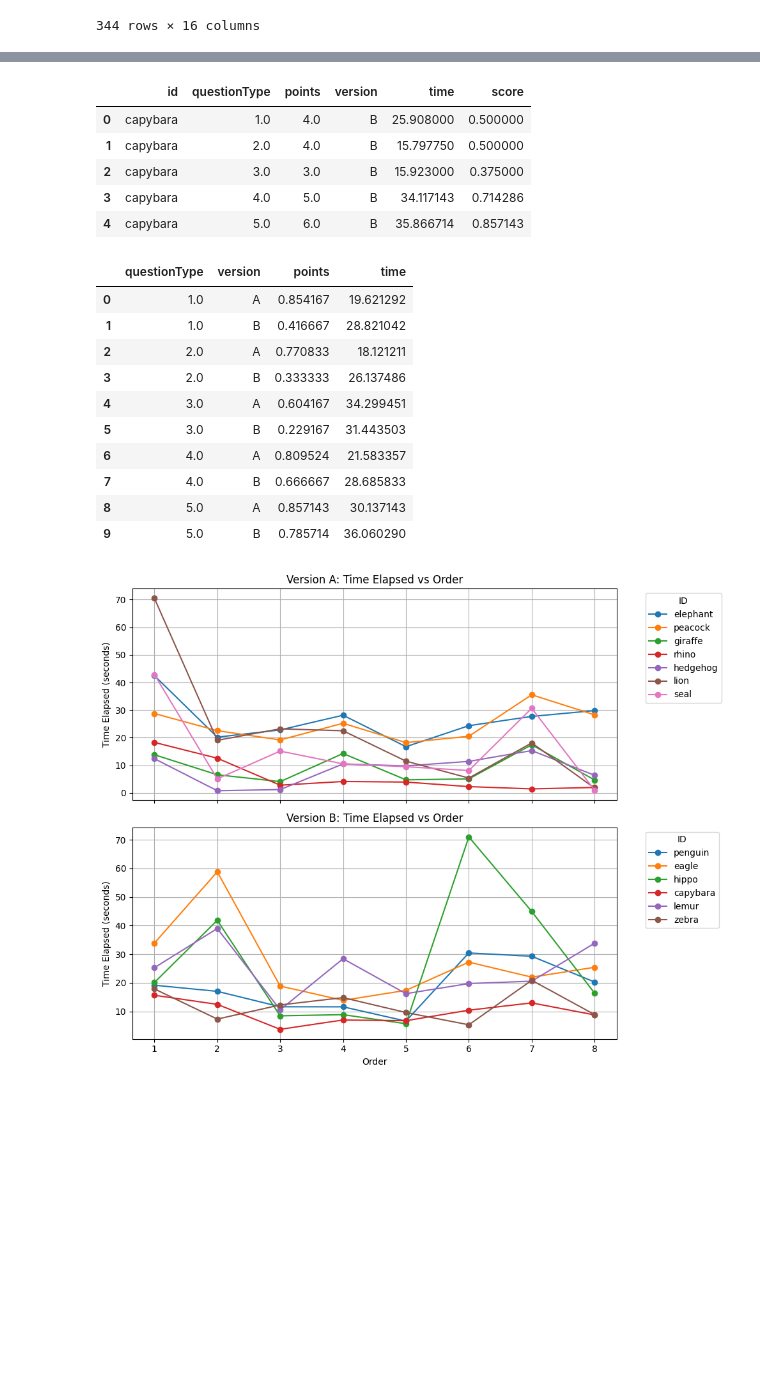
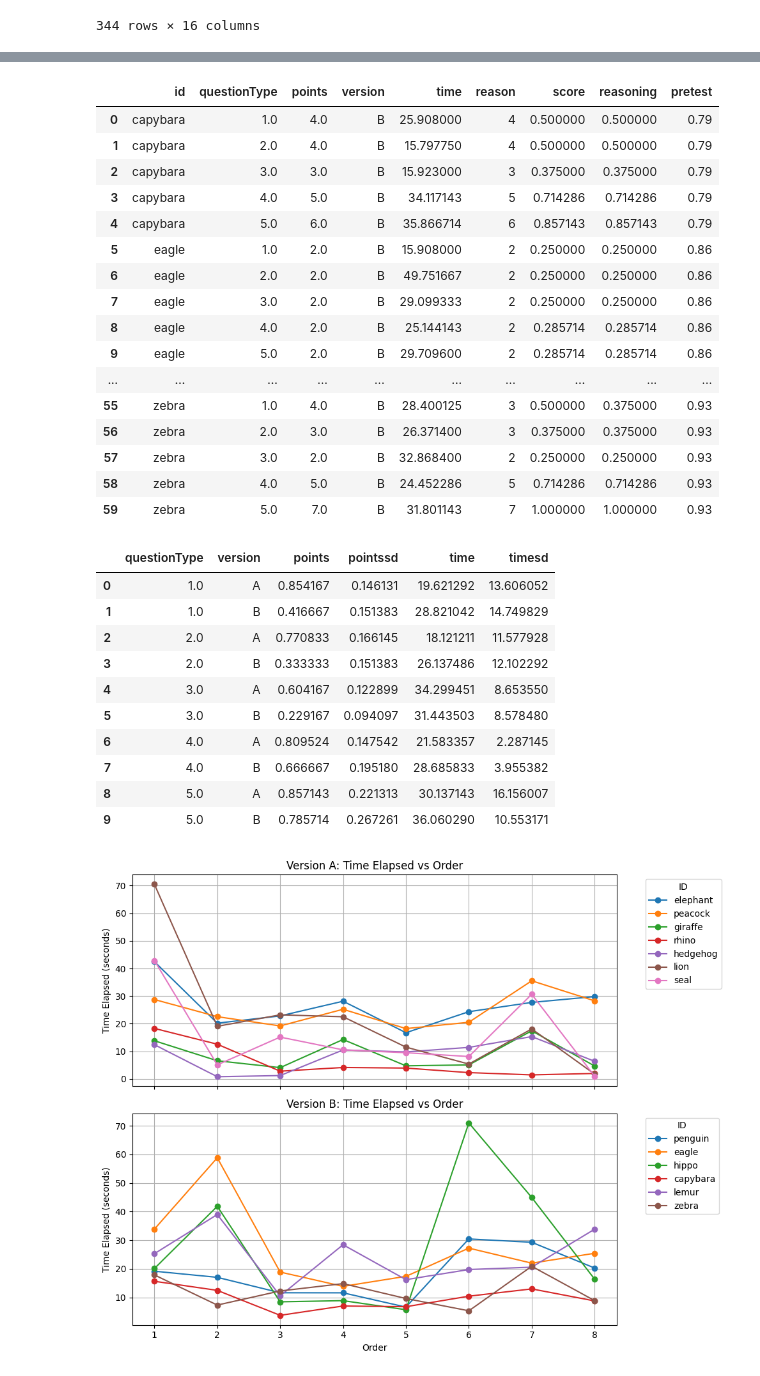
Before and after one commit to hsharriman/ender-scripts, a Jupyter notebook: plotting.ipynb, the cells around one changed output, grey strips where cells are left out. Drawn from its saved outputs; the diff is of its cells as text; code cells hidden in the pictures; blank space fills up the shorter version.

```diff
--- a/plotting.ipynb
+++ b/plotting.ipynb
@@ -81,3 +82,5 @@ df
 # %%
 df_a = df[(df.version == "A")]
 df_b = df[(df.version == "B")]
+df["reasonCorr"] = df.apply(lambda row: 0 if row["reasonCorrect"] != "right" else 1, axis=1)
+df.head()
@@ -84,60 +94,77 @@ df_b = df[(df.version == "B")]
 # %%
 # calculate average score for each question type for a student
 
 # Create a new DataFrame for rows where questionType == 1 and score == 3
 # (student correctly answered that there is NO MISTAKE in a CORRECT proof)
 special_rows = df[(df['questionType'] == 1) & (df['score'] == 3)].copy()
 
 # Distribute the score across questionType 1, 2, and 3
 distributed_rows = pd.concat([
     special_rows.assign(score=special_rows['score'] / 3, questionType=1),
     special_rows.assign(score=special_rows['score'] / 3, questionType=2),
     special_rows.assign(score=special_rows['score'] / 3, questionType=3)
 ])
 
 # Remove the original rows where questionType == 1 and score == 3 from the main DataFrame
 df = df[~((df['questionType'] == 1) & (df['score'] == 3))]
 
 # Append the distributed rows to the main DataFrame
 df = pd.concat([df, distributed_rows])
 
 # Now group by 'id' and 'questionType', summing up the scores and copying the version
 qscores = df.groupby(['id', 'questionType']).agg(
     points=('score', 'sum'),
     version=('version', 'first'), # Assuming 'version' is consistent for each 'id'
-    time=('time_elapsed', 'mean')
+    time=('time_elapsed', 'mean'),
+    reason=('reasonCorr', 'sum')
 ).reset_index()
 
 total_scores = {1: 8, 2: 8, 3: 8, 4: 7, 5: 7}
 qscores['score'] = qscores.apply(lambda row: row['points'] / total_scores[row["questionType"]], axis=1)
-qscores.to_csv("out/study/questionTypeData.csv")
-qscores.head()
+qscores['reasoning'] = qscores.apply(lambda row: row['reason'] / total_scores[row["questionType"]], axis=1)
+qscores = qscores.merge(df_f[['id', 'pretest']], on='id', how='left')
+qscores.to_csv("out/study/questionTypeDataWithReasons.csv")
+qscores.head(70)
 # %% [output]
-|  | id | questionType | points | version | time | score |
-| 0 | capybara | 1.0 | 4.0 | B | 25.908000 | 0.500000 |
-| 1 | capybara | 2.0 | 4.0 | B | 15.797750 | 0.500000 |
-| 2 | capybara | 3.0 | 3.0 | B | 15.923000 | 0.375000 |
-| 3 | capybara | 4.0 | 5.0 | B | 34.117143 | 0.714286 |
-| 4 | capybara | 5.0 | 6.0 | B | 35.866714 | 0.857143 |
+|  | id | questionType | points | version | time | reason | score | reasoning | pretest |
+| 0 | capybara | 1.0 | 4.0 | B | 25.908000 | 4 | 0.500000 | 0.500000 | 0.79 |
+| 1 | capybara | 2.0 | 4.0 | B | 15.797750 | 4 | 0.500000 | 0.500000 | 0.79 |
+| 2 | capybara | 3.0 | 3.0 | B | 15.923000 | 3 | 0.375000 | 0.375000 | 0.79 |
+| 3 | capybara | 4.0 | 5.0 | B | 34.117143 | 5 | 0.714286 | 0.714286 | 0.79 |
+| 4 | capybara | 5.0 | 6.0 | B | 35.866714 | 6 | 0.857143 | 0.857143 | 0.79 |
+| 5 | eagle | 1.0 | 2.0 | B | 15.908000 | 2 | 0.250000 | 0.250000 | 0.86 |
+| 6 | eagle | 2.0 | 2.0 | B | 49.751667 | 2 | 0.250000 | 0.250000 | 0.86 |
+| 7 | eagle | 3.0 | 2.0 | B | 29.099333 | 2 | 0.250000 | 0.250000 | 0.86 |
+| 8 | eagle | 4.0 | 2.0 | B | 25.144143 | 2 | 0.285714 | 0.285714 | 0.86 |
+| 9 | eagle | 5.0 | 2.0 | B | 29.709600 | 2 | 0.285714 | 0.285714 | 0.86 |
+| ... | ... | ... | ... | ... | ... | ... | ... | ... | ... |
+| 55 | zebra | 1.0 | 4.0 | B | 28.400125 | 3 | 0.500000 | 0.375000 | 0.93 |
+| 56 | zebra | 2.0 | 3.0 | B | 26.371400 | 3 | 0.375000 | 0.375000 | 0.93 |
+| 57 | zebra | 3.0 | 2.0 | B | 32.868400 | 2 | 0.250000 | 0.250000 | 0.93 |
+| 58 | zebra | 4.0 | 5.0 | B | 24.452286 | 5 | 0.714286 | 0.714286 | 0.93 |
+| 59 | zebra | 5.0 | 7.0 | B | 31.801143 | 7 | 1.000000 | 1.000000 | 0.93 |
 # %%
 # calculate average score and time taken for each question type
 qdf = qscores.groupby(['questionType', 'version']).agg(
     points=('score', 'mean'),
-    time=('time', 'mean')
+    pointssd=('score', 'std'),
+    time=('time', 'mean'),
+    timesd=('time', 'std')
 ).reset_index()
+#qdf.to_csv("out/study/questionType1roweach.csv")
 qdf
 # %% [output]
-|  | questionType | version | points | time |
-| 0 | 1.0 | A | 0.854167 | 19.621292 |
-| 1 | 1.0 | B | 0.416667 | 28.821042 |
-| 2 | 2.0 | A | 0.770833 | 18.121211 |
-| 3 | 2.0 | B | 0.333333 | 26.137486 |
-| 4 | 3.0 | A | 0.604167 | 34.299451 |
-| 5 | 3.0 | B | 0.229167 | 31.443503 |
-| 6 | 4.0 | A | 0.809524 | 21.583357 |
-| 7 | 4.0 | B | 0.666667 | 28.685833 |
-| 8 | 5.0 | A | 0.857143 | 30.137143 |
-| 9 | 5.0 | B | 0.785714 | 36.060290 |
+|  | questionType | version | points | pointssd | time | timesd |
+| 0 | 1.0 | A | 0.854167 | 0.146131 | 19.621292 | 13.606052 |
+| 1 | 1.0 | B | 0.416667 | 0.151383 | 28.821042 | 14.749829 |
+| 2 | 2.0 | A | 0.770833 | 0.166145 | 18.121211 | 11.577928 |
+| 3 | 2.0 | B | 0.333333 | 0.151383 | 26.137486 | 12.102292 |
+| 4 | 3.0 | A | 0.604167 | 0.122899 | 34.299451 | 8.653550 |
+| 5 | 3.0 | B | 0.229167 | 0.094097 | 31.443503 | 8.578480 |
+| 6 | 4.0 | A | 0.809524 | 0.147542 | 21.583357 | 2.287145 |
+| 7 | 4.0 | B | 0.666667 | 0.195180 | 28.685833 | 3.955382 |
+| 8 | 5.0 | A | 0.857143 | 0.221313 | 30.137143 | 16.156007 |
+| 9 | 5.0 | B | 0.785714 | 0.267261 | 36.060290 | 10.553171 |
 # %%
 steps = {
     "S1_C1": 7,
```
Also changed, not shown: parts of 7 cells of this notebook, 5 other files.
